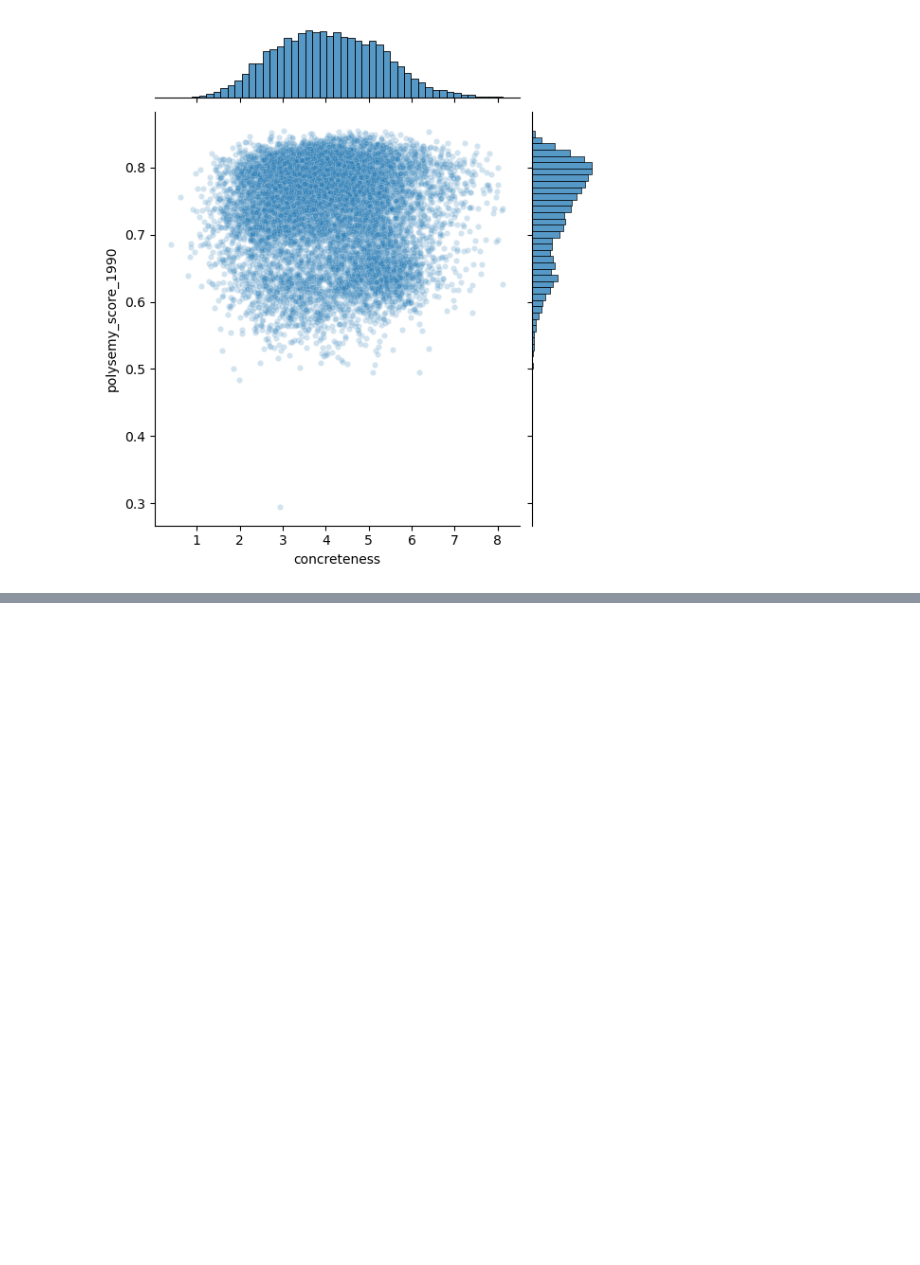
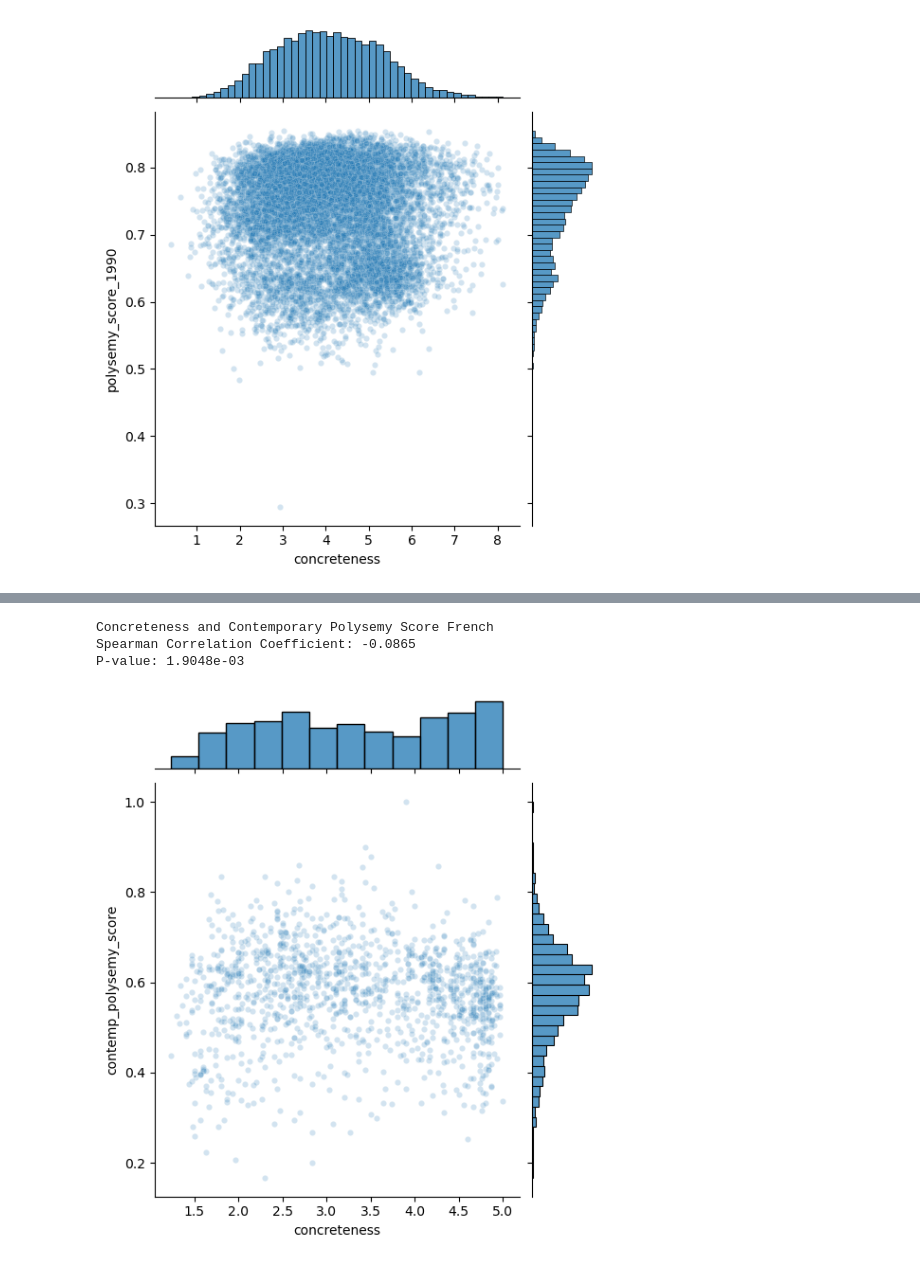
Before and after one commit to AndreasScheicher/language-diversity, a Jupyter notebook: run.ipynb, the cells around one changed output, grey strips where cells are left out. Drawn from its saved outputs; the diff is of its cells as text; code cells hidden in the pictures; blank space fills up the shorter version.

```diff
--- a/run.ipynb
+++ b/run.ipynb
@@ -56,0 +79,7 @@ P-value: 6.9536e-08
+# %%
+get_spearman_corr(contemp, 'contemp_polysemy_score', 'Contemporary Polysemy Score French', conc)
+# %% [output]
+Concreteness and Contemporary Polysemy Score French
+Spearman Correlation Coefficient: -0.0865
+P-value: 1.9048e-03
+[figure, added]
```
Also changed, not shown: parts of 14 cells of this notebook.
